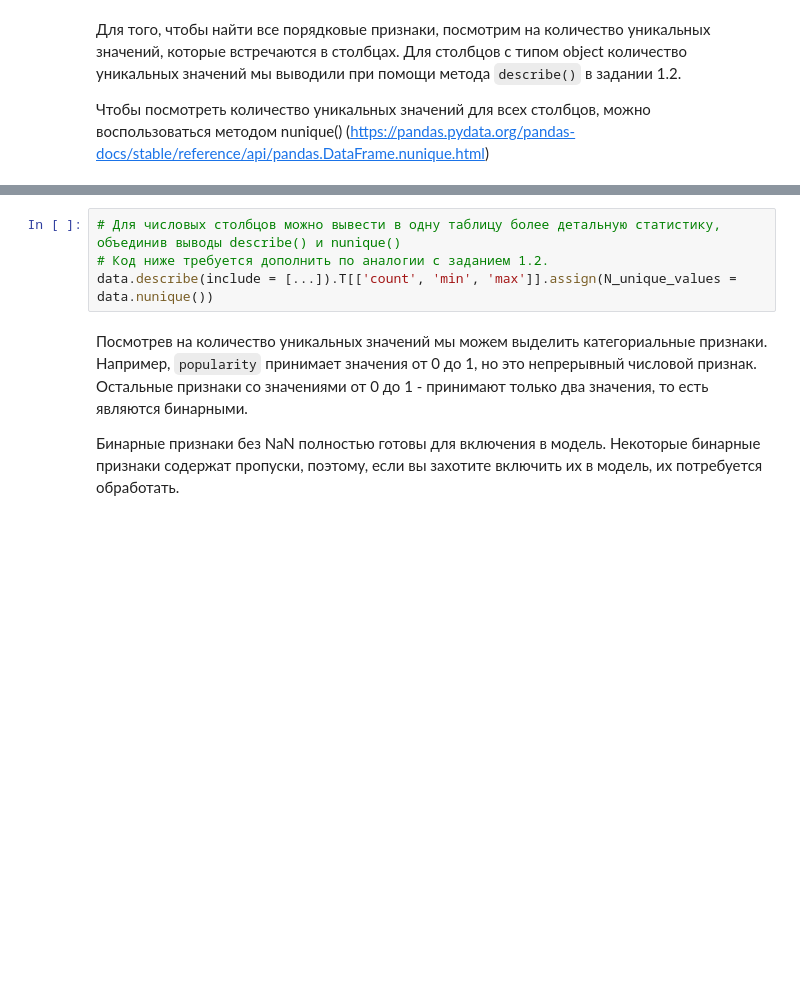
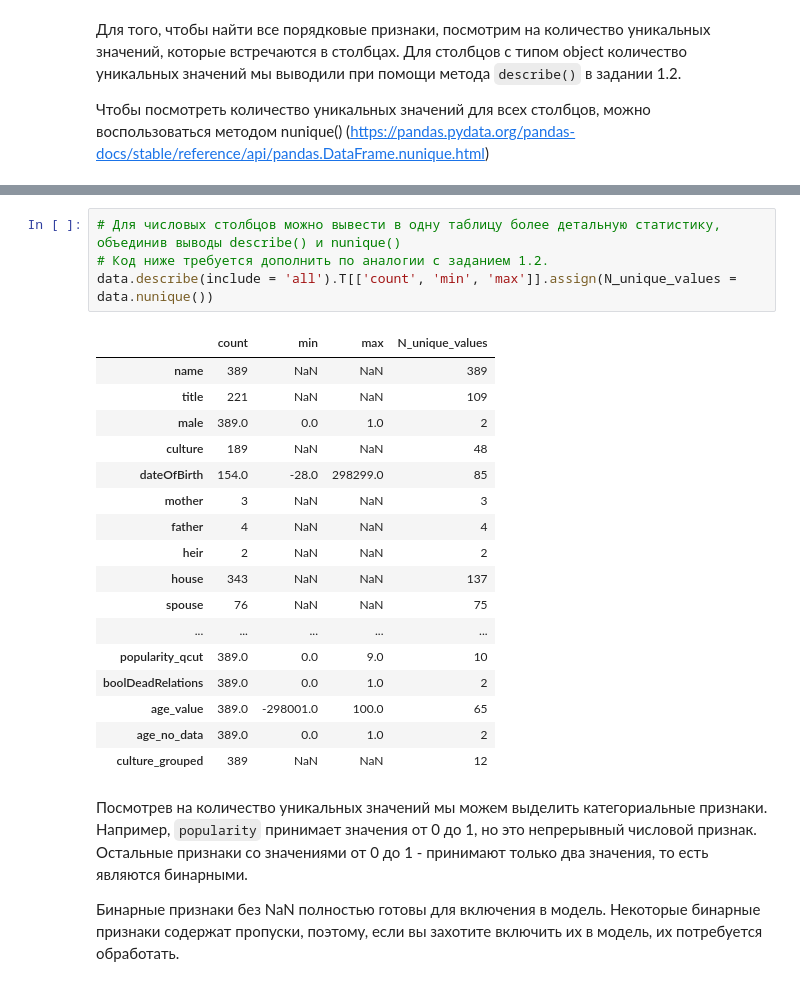
Before and after one commit to l-horosh/CV, a Jupyter notebook: week_01_ml_intro/Homework/hw_1_game_of_thrones.ipynb, the cells around one changed output, grey strips where cells are left out. Drawn from its saved outputs; the diff is of its cells as text; blank space fills up the shorter version.

```diff
--- a/week_01_ml_intro/Homework/hw_1_game_of_thrones.ipynb
+++ b/week_01_ml_intro/Homework/hw_1_game_of_thrones.ipynb
@@ -332,7 +398,25 @@ data.nunique()
 # %%
 # Для числовых столбцов можно вывести в одну таблицу более детальную статистику, объединив выводы describe() и nunique()
 # Код ниже требуется дополнить по аналогии с заданием 1.2.
-data.describe(include = [...]).T[['count', 'min', 'max']].assign(N_unique_values = data.nunique())
+data.describe(include = 'all').T[['count', 'min', 'max']].assign(N_unique_values = data.nunique())
+# %% [output]
+|  | count | min | max | N_unique_values |
+| name | 389 | NaN | NaN | 389 |
+| title | 221 | NaN | NaN | 109 |
+| male | 389.0 | 0.0 | 1.0 | 2 |
+| culture | 189 | NaN | NaN | 48 |
+| dateOfBirth | 154.0 | -28.0 | 298299.0 | 85 |
+| mother | 3 | NaN | NaN | 3 |
+| father | 4 | NaN | NaN | 4 |
+| heir | 2 | NaN | NaN | 2 |
+| house | 343 | NaN | NaN | 137 |
+| spouse | 76 | NaN | NaN | 75 |
+| ... | ... | ... | ... | ... |
+| popularity_qcut | 389.0 | 0.0 | 9.0 | 10 |
+| boolDeadRelations | 389.0 | 0.0 | 1.0 | 2 |
+| age_value | 389.0 | -298001.0 | 100.0 | 65 |
+| age_no_data | 389.0 | 0.0 | 1.0 | 2 |
+| culture_grouped | 389 | NaN | NaN | 12 |
 # %% [markdown]
 Посмотрев на количество уникальных значений мы можем выделить категориальные признаки. Например, `popularity` принимает значения от 0 до 1, но это непрерывный числовой признак. Остальные признаки со значениями от 0 до 1 - принимают только два значения, то есть являются бинарными.
 
```
Also changed, not shown: parts of 5 cells of this notebook.
